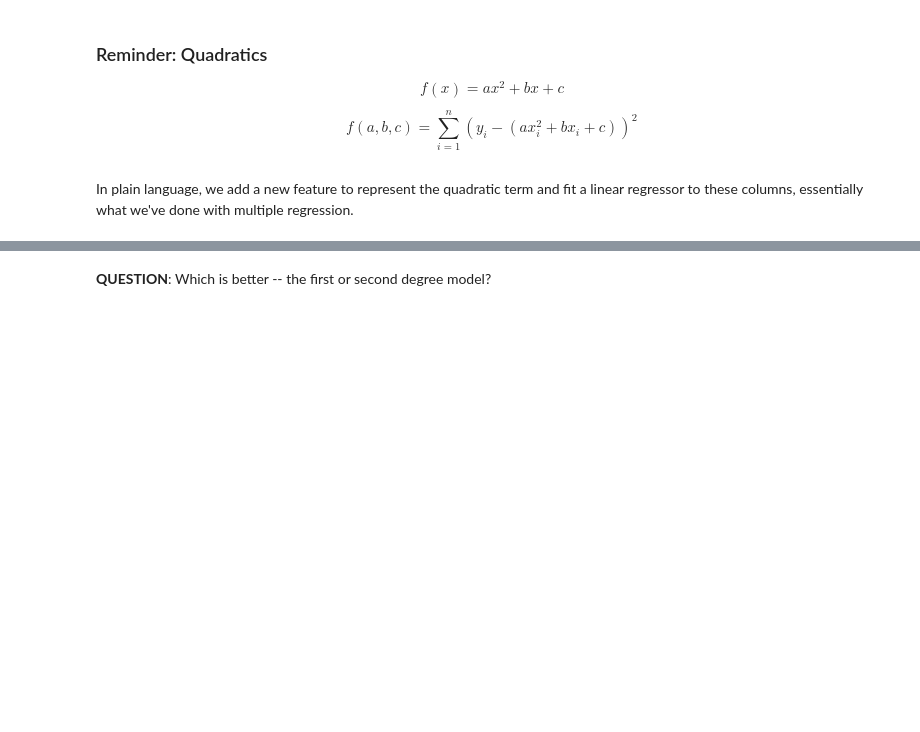
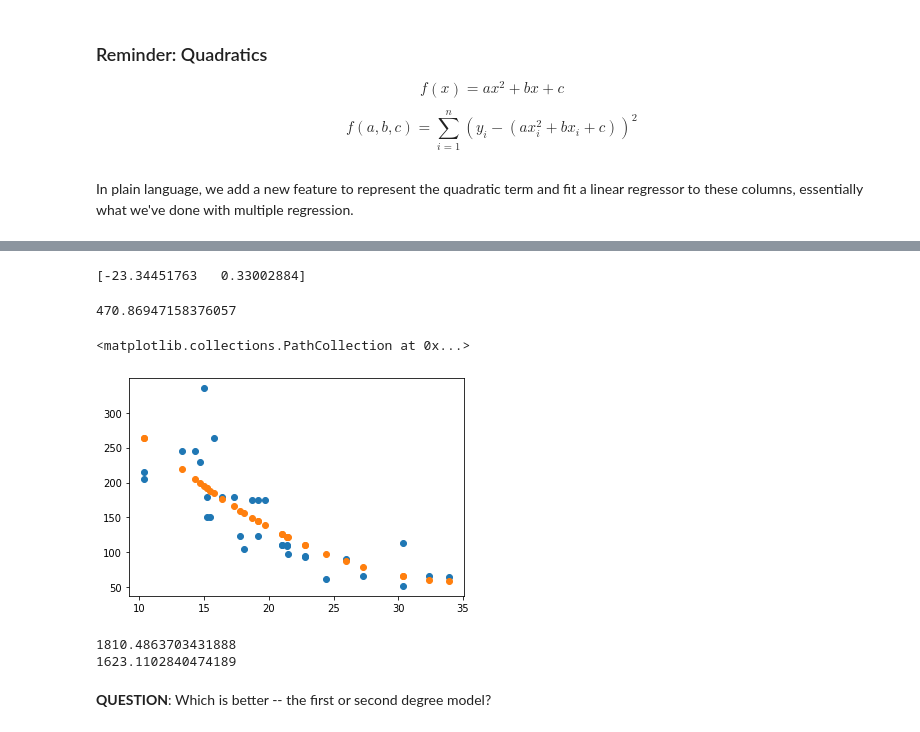
Before and after one commit to gilad247/NYU-Bootcamp, a Jupyter notebook: notebooks/module_2/2.04_ttsplit_polynomials/polynomial_models.ipynb, the cells around one changed output, grey strips where cells are left out. Drawn from its saved outputs; the diff is of its cells as text; code cells hidden in the pictures; blank space fills up the shorter version.

```diff
--- a/notebooks/module_2/2.04_ttsplit_polynomials/polynomial_models.ipynb
+++ b/notebooks/module_2/2.04_ttsplit_polynomials/polynomial_models.ipynb
@@ -67,2 +87,3 @@ x.head()
 # %%
 #add new feature
+X['mpg_squared'] = X['mpg']**2
@@ -71,7 +105,18 @@ x.head()
 # %%
 #look at coefficients
+lr2 = LinearRegression()
+lr2.fit(X, y)
+print(lr2.coef_)
+# %% [output]
+[-23.34451763   0.33002884]
 # %%
 # intercept
+lr2.intercept_
+# %% [output]
+470.86947158376057
 # %%
-plt.scatter(x['mpg'], y)
-plt.scatter(x['mpg'], lr_quad.predict(x))
+plt.scatter(X['mpg'], y)
+plt.scatter(X['mpg'], lr2.predict(X))
+# %% [output]
+<matplotlib.collections.PathCollection at 0x...>
+[figure, added]
@@ -80,3 +123,12 @@ plt.scatter(x['mpg'], lr_quad.predict(x))
+# %%
+# mean squared error?
+yhat_linear = lr.predict(X[['mpg']])
+yhat_quad = lr2.predict(X)
+print(mean_squared_error(y, yhat_linear))
+print(mean_squared_error(y, yhat_quad))
+# %% [output]
+1810.4863703431888
+1623.1102840474189
 # %% [markdown]
 **QUESTION**: Which is better -- the first or second degree model?
 # %% [markdown]
```
Also changed, not shown: parts of 31 cells of this notebook, 1 other file.
